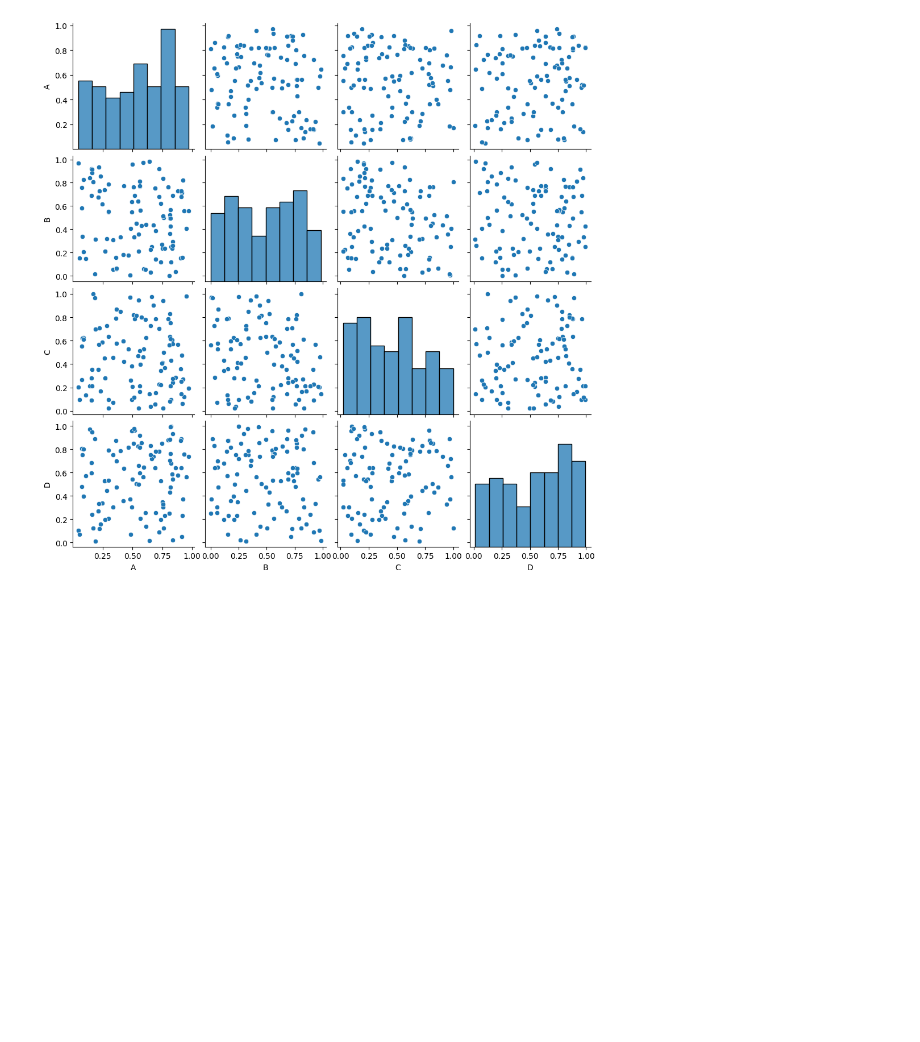
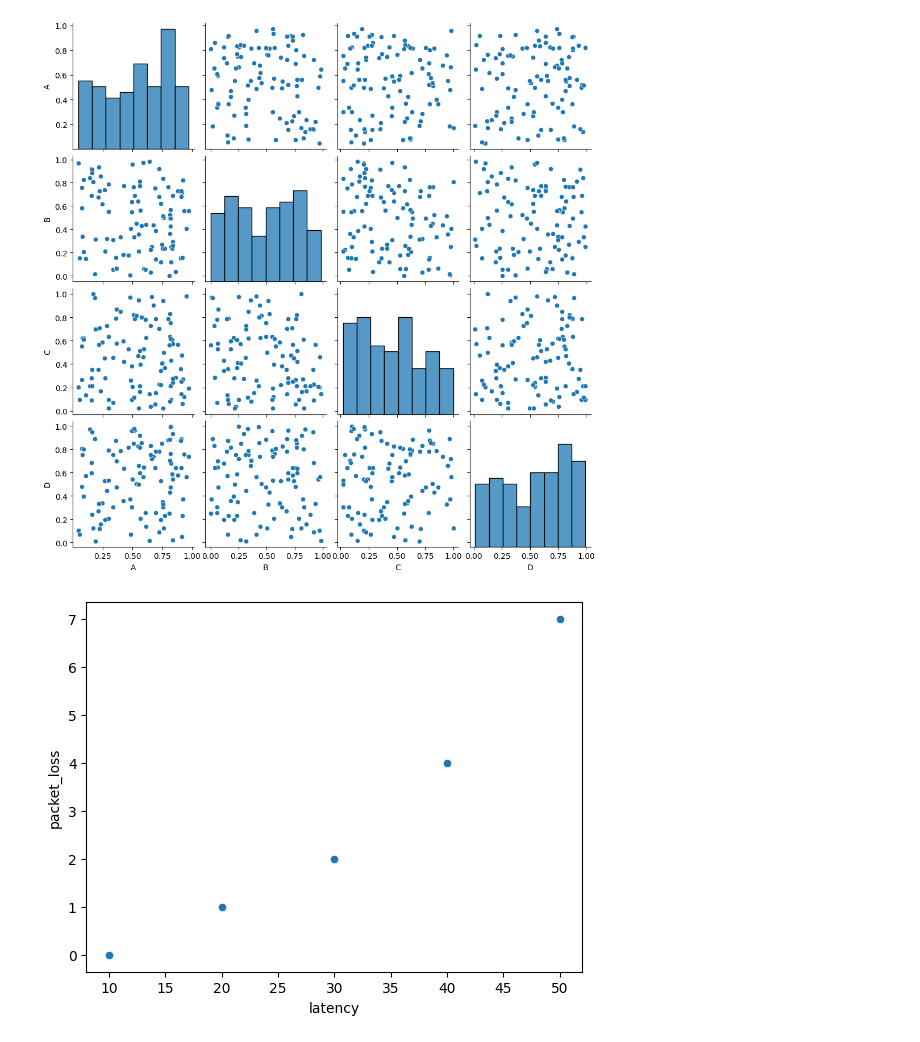
Before and after one commit to alamyaswanth/vscode-yaswanthalam-gmail.com, a Jupyter notebook: AI & ML/pair_plot.ipynb, the cells around one changed output. Drawn from its saved outputs; the diff is of its cells as text; code cells hidden in the pictures; blank space fills up the shorter version.

```diff
--- a/AI & ML/pair_plot.ipynb
+++ b/AI & ML/pair_plot.ipynb
@@ -113,3 +113,17 @@ sns.pairplot(df)
 plt.show()
 # %% [output]
 [figure]
+# %%
+import seaborn as sns
+import matplotlib.pyplot as plt
+import pandas as pd
+
+df = pd.DataFrame({
+    "latency": [10, 20, 30, 40, 50],
+    "packet_loss": [0, 1, 2, 4, 7]
+})
+
+sns.scatterplot(x="latency", y="packet_loss", data=df)
+plt.show()
+# %% [output]
+[figure, added]
```
Also changed, not shown: parts of 14 cells of this notebook.
